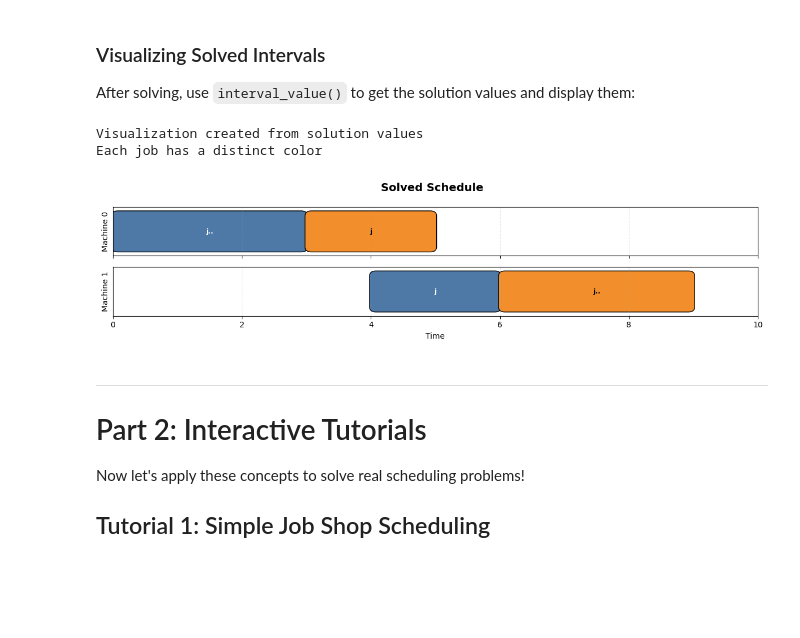
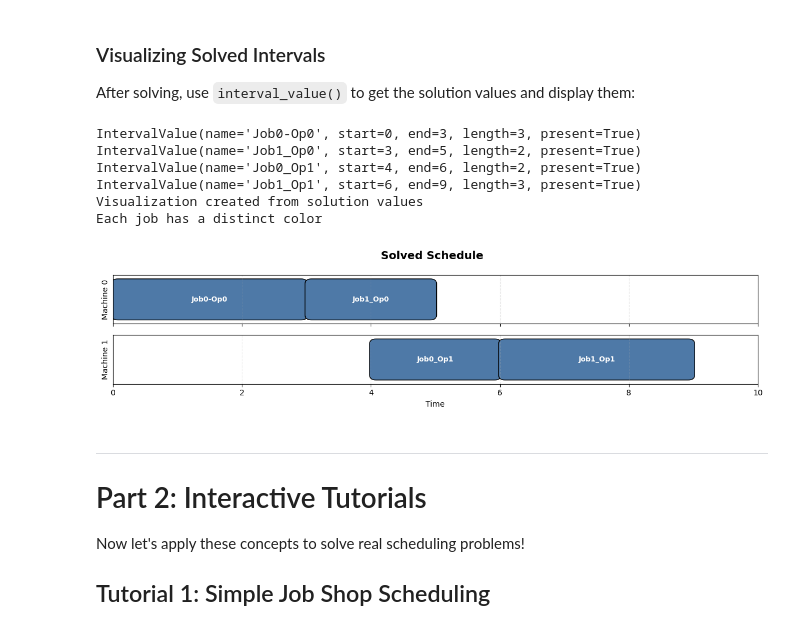
Before and after one commit to sohaibafifi/pycsp3-scheduling, a Jupyter notebook: notebooks/01_getting_started.ipynb, the cells around one changed output. Drawn from its saved outputs; the diff is of its cells as text; code cells hidden in the pictures; blank space fills up the shorter version.

Commit message:
fix: interval name in visu

```diff
--- a/notebooks/01_getting_started.ipynb
+++ b/notebooks/01_getting_started.ipynb
@@ -464,44 +464,43 @@ After solving, use `interval_value()` to get the solution values and display the
 # After solving with solve(), use interval_value() to get results
 
 # Simulated solution values (as if solve() returned SAT/OPTIMUM)
 # In practice you would use: result = interval_value(task)
 solution = {
-    "job0": [{"start": 0, "end": 3}, {"start": 4, "end": 6}],  # Job 0 ops
-    "job1": [{"start": 3, "end": 5}, {"start": 6, "end": 9}],  # Job 1 ops
+    "job0": [{"start": 0, "end": 3, "name": "Job0-Op0"}, {"start": 4, "end": 6, "name": "Job0_Op1"}],  # Job 0 ops
+    "job1": [{"start": 3, "end": 5, "name": "Job1_Op0"}, {"start": 6, "end": 9, "name": "Job1_Op1"}],  # Job 1 ops
 }
 
 machines = {
     "job0": [0, 1],  # Job 0: machine for each op
     "job1": [0, 1],  # Job 1: machine for each op
 }
 
 # Create visualization from solution
 visu.reset()
 visu.timeline("Solved Schedule", origin=0, horizon=10)
 
 # Group operations by machine and display
 for m in range(2):
     visu.panel(f"Machine {m}")
     for job_id, ops in solution.items():
         job_num = int(job_id[-1])
         for op_idx, op_val in enumerate(ops):
             if machines[job_id][op_idx] == m:
-                visu.interval(
-                    IntervalValue(
-                        start=op_val["start"],
-                        length=op_val["end"] - op_val["start"],
-                        name=f"{job_id}_op{op_idx}"
-                    ),
-                    color=job_num  # Color by job
-                )
+                interval_value = IntervalValue(start=op_val['start'], length=op_val['end'] - op_val['start'], name=op_val['name'])
+                print(interval_value)
+                visu.interval(interval_value, color=0)
 
 print("Visualization created from solution values")
 print("Each job has a distinct color")
 visu.show()
 # %% [output]
+IntervalValue(name='Job0-Op0', start=0, end=3, length=3, present=True)
+IntervalValue(name='Job1_Op0', start=3, end=5, length=2, present=True)
+IntervalValue(name='Job0_Op1', start=4, end=6, length=2, present=True)
+IntervalValue(name='Job1_Op1', start=6, end=9, length=3, present=True)
 Visualization created from solution values
 Each job has a distinct color
-[figure, old version]
+[figure, new version]
 # %% [markdown]
 ---
 
```
Also changed, not shown: parts of 1 cell of this notebook, 1 other file.
